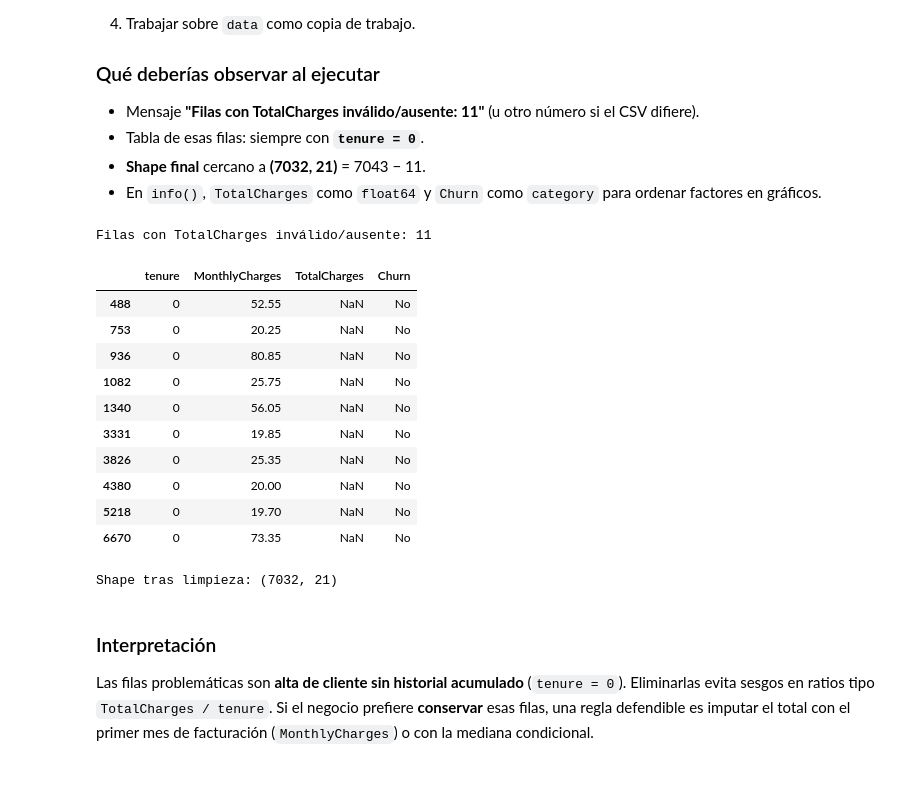
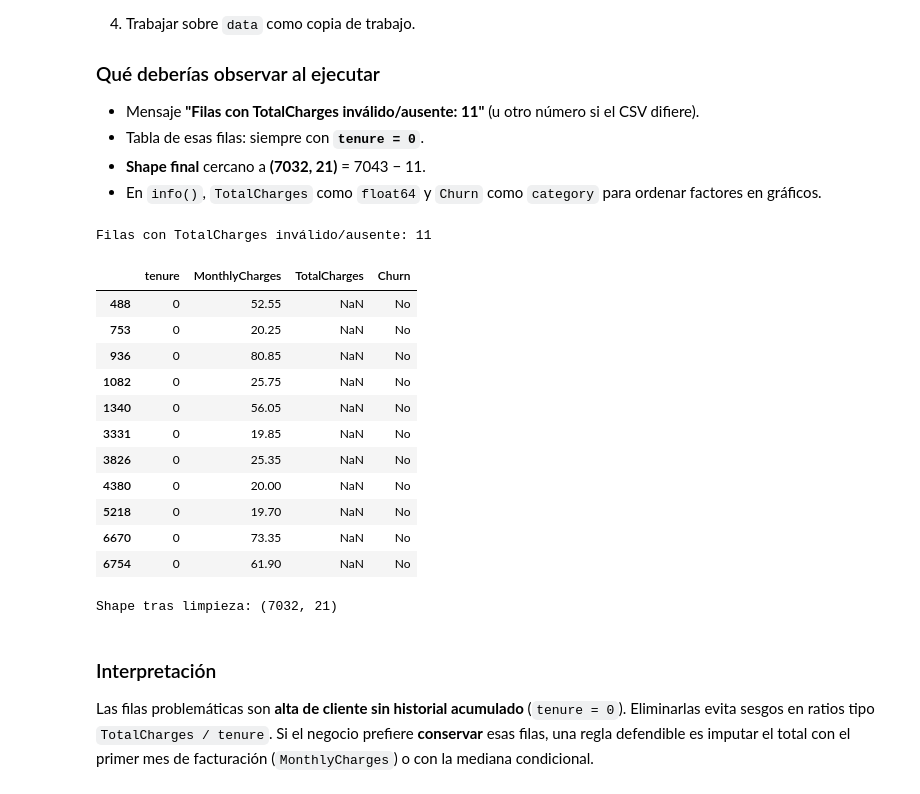
Before and after one commit to leoe21/machine_learning_fundamentals, a Jupyter notebook: 01_unidad/01_03_EDA_Churn_Guia.ipynb, the cells around one changed output. Drawn from its saved outputs; the diff is of its cells as text; code cells hidden in the pictures.

```diff
--- a/01_unidad/01_03_EDA_Churn_Guia.ipynb
+++ b/01_unidad/01_03_EDA_Churn_Guia.ipynb
@@ -175,26 +175,27 @@ Series([], dtype: float64)
 # %%
 data = df.copy()
 data["TotalCharges"] = pd.to_numeric(data["TotalCharges"], errors="coerce")
 
 mask_bad = data["TotalCharges"].isna()
 print("Filas con TotalCharges inválido/ausente:", mask_bad.sum())
-display(data.loc[mask_bad, ["tenure", "MonthlyCharges", "TotalCharges", "Churn"]].head(10))
+display(data.loc[mask_bad, ["tenure", "MonthlyCharges", "TotalCharges", "Churn"]].head(15))
 
 data = data.loc[~mask_bad].copy()
 print("Shape tras limpieza:", data.shape)
 # %% [output]
 Filas con TotalCharges inválido/ausente: 11
 |  | tenure | MonthlyCharges | TotalCharges | Churn |
 | 488 | 0 | 52.55 | NaN | No |
 | 753 | 0 | 20.25 | NaN | No |
 | 936 | 0 | 80.85 | NaN | No |
 | 1082 | 0 | 25.75 | NaN | No |
 | 1340 | 0 | 56.05 | NaN | No |
 | 3331 | 0 | 19.85 | NaN | No |
 | 3826 | 0 | 25.35 | NaN | No |
 | 4380 | 0 | 20.00 | NaN | No |
 | 5218 | 0 | 19.70 | NaN | No |
 | 6670 | 0 | 73.35 | NaN | No |
+| 6754 | 0 | 61.90 | NaN | No |
 Shape tras limpieza: (7032, 21)
 # %% [markdown]
 ### Interpretación
```
Also changed, not shown: parts of 1 cell of this notebook, 2 other files.
